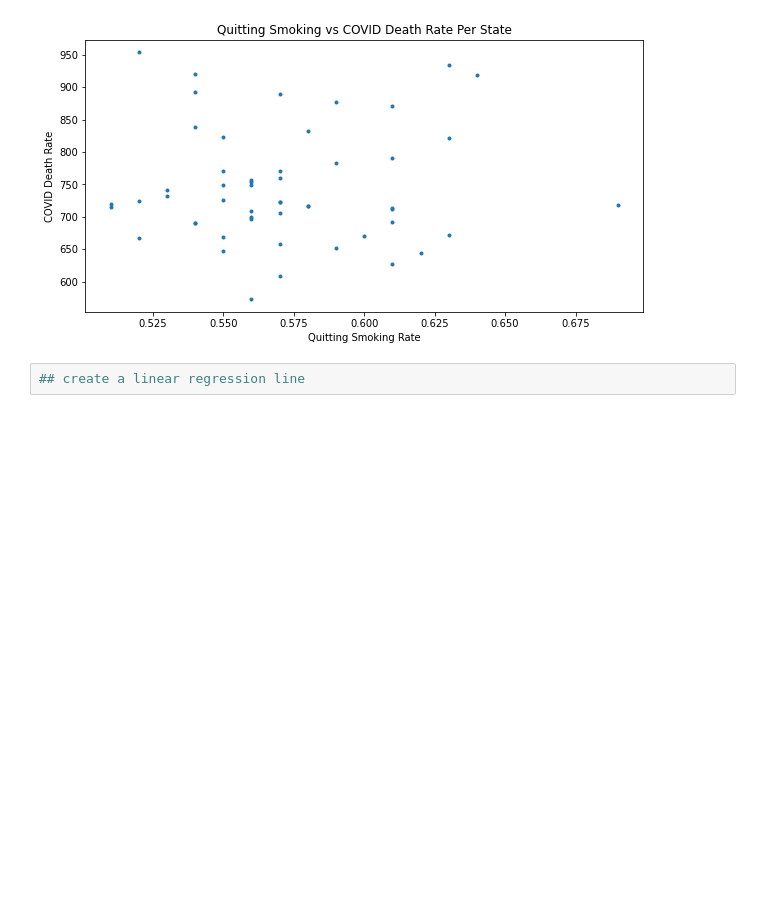
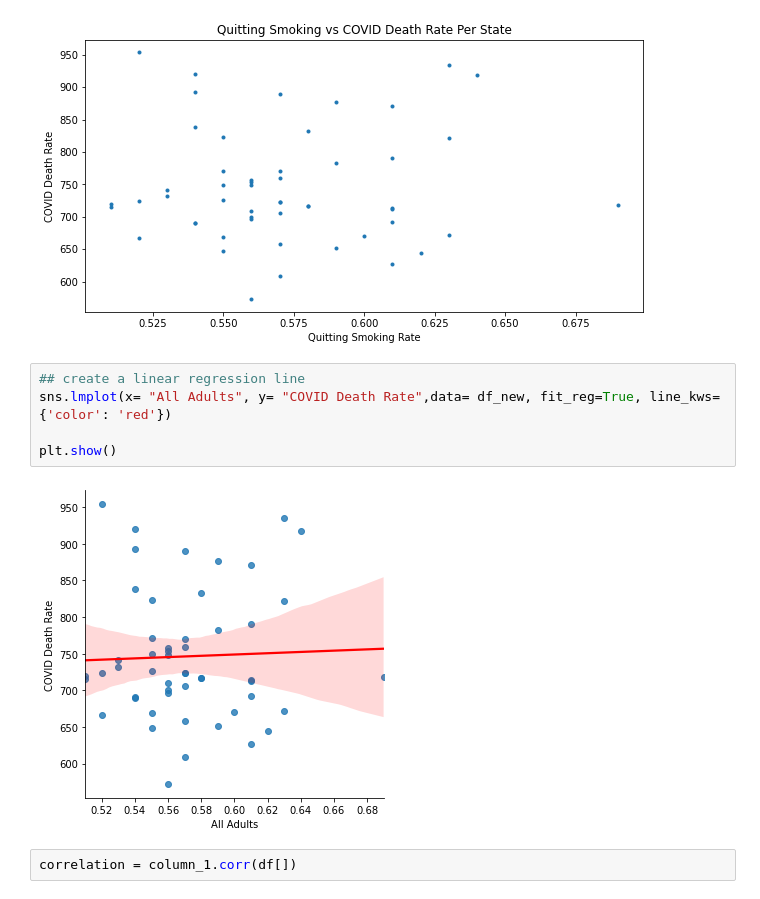
Before and after one commit to ayaanzhaque/Nicotine-COVID19, a Jupyter notebook: quittingSmokingCovid.ipynb, the cells around one changed output. Cells and saved outputs as stored; diff of their text form; blank space fills up the shorter version.

Commit message:
create regression line and correlation value

```diff
--- a/quittingSmokingCovid.ipynb
+++ b/quittingSmokingCovid.ipynb
@@ -66,5 +66,12 @@ plt.ylabel("COVID Death Rate")
 # %% [output]
 Text(0, 0.5, 'COVID Death Rate')
 [figure]
-# %%
-## create a linear regression line
+# %%
+## create a linear regression line
+sns.lmplot(x= "All Adults", y= "COVID Death Rate",data= df_new, fit_reg=True, line_kws={'color': 'red'})
+
+plt.show()
+# %% [output]
+[figure, added]
+# %%
+correlation = column_1.corr(df[])
```
